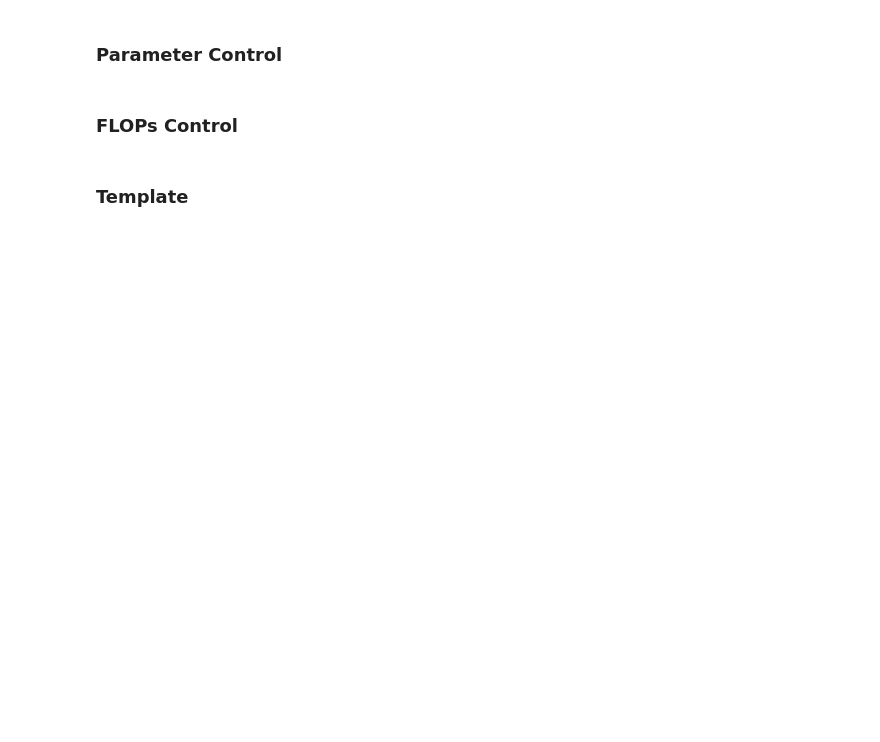
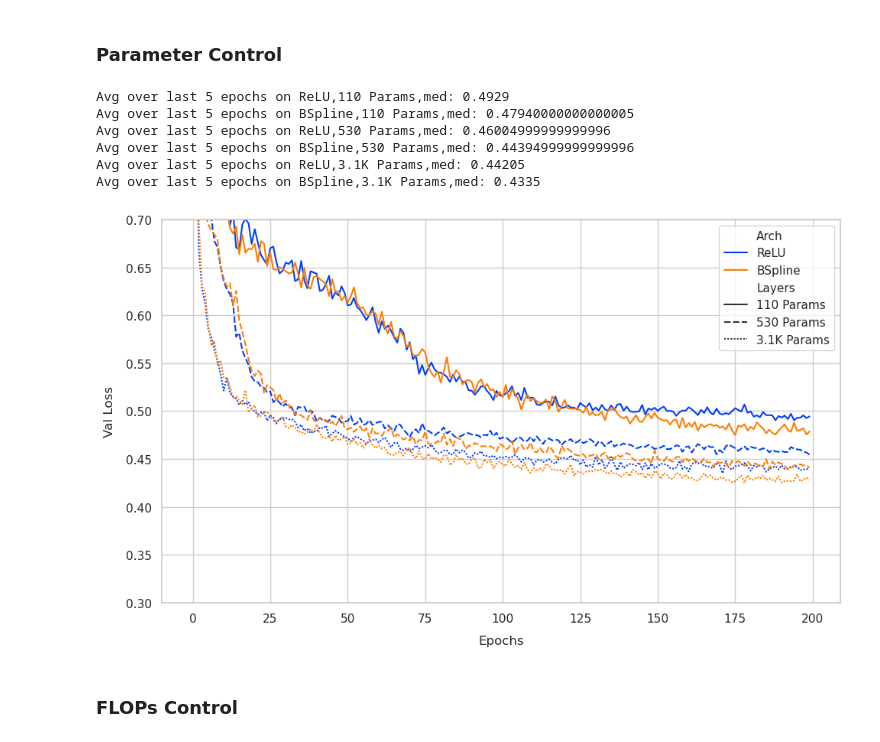
Before and after one commit to liam-hp/deepsplines-thesis, a Jupyter notebook: graphs.ipynb, the cells around one changed output. Drawn from its saved outputs; the diff is of its cells as text; code cells hidden in the pictures; blank space fills up the shorter version.

```diff
--- a/graphs.ipynb
+++ b/graphs.ipynb
@@ -147,33 +157,49 @@ utils.plot_multiple_3(
 # %%
 import importlib, utils
 importlib.reload(utils)
 
 arch="arch"
 selector = "med"
 data = "vals"
 
-utils.plot_multiple_3(
+utils.plot_seaborn(
     # title="ReLU vs BSpline, W&B_lr=0.001 BS_lr=0.0001 ctrl=3",
     model_paths=[
         ("param control", "[11]_(0.001,0.0001,0.0001)_(200,0,0,0,0)_100", f"{data}", f"{selector}"),
+        ("learning_rate/[8]", "[8]_(0.001,0.0001,0.0001)_(0,0,200,0,0)_100", f"{data}", f"{selector}"),
 
         ("param control", "[30, 8]_(0.001,0.0001,0.0001)_(200,0,0,0,0)_100", f"{data}", f"{selector}"),
+        ("learning_rate/[24, 8]", "[24, 8]_(0.001,0.0001,0.0001)_(0,0,200,0,0)_100", f"{data}", f"{selector}"),
 
         ("param control", "[26, 50, 26, 8]_(0.001,0.0001,0.0001)_(200,0,0,0,0)_100", f"{data}", f"{selector}"),
+        ("learning_rate/[24, 48, 24, 8]", "[24, 48, 24, 8]_(0.001,0.0001,0.0001)_(0,0,200,0,0)_100", f"{data}", f"{selector}")
+
+        # ("param control", "[26, 50, 98, 50, 26, 8]_(0.001,0.0001,0.0001)_(200,0,0,0,0)_100", f"{data}", f"{selector}"),
     ],
-    model_names=[
-        "",
+    aes=[
+        ("ReLU", "110 Params"),
+        ("BSpline", "110 Params"),
+        ("ReLU", "530 Params"),
+        ("BSpline", "530 Params"),
+        ("ReLU", "3.1K Params"),
+        ("BSpline", "3.1K Params"),
     ],
     # y_ax = "Train Loss",
     x="epochs",
     # xlim = 300,
     xmin=0,
     ylim = .7,
     ymin=.3,
-    hide_legend=True
+    hide_legend=False
     # vbars = [(149, "lightgrey"), (169, "lightgrey")],
 )
+# %% [output]
+Avg over last 5 epochs on ReLU,110 Params,med: 0.4929
+Avg over last 5 epochs on BSpline,110 Params,med: 0.47940000000000005
+Avg over last 5 epochs on ReLU,530 Params,med: 0.46004999999999996
+Avg over last 5 epochs on BSpline,530 Params,med: 0.44394999999999996
+Avg over last 5 epochs on ReLU,3.1K Params,med: 0.44205
+Avg over last 5 epochs on BSpline,3.1K Params,med: 0.4335
+[figure, added]
 # %% [markdown]
 ### FLOPs Control
-# %% [markdown]
-### Template
```
Also changed, not shown: parts of 16 cells of this notebook, 9 other files.
